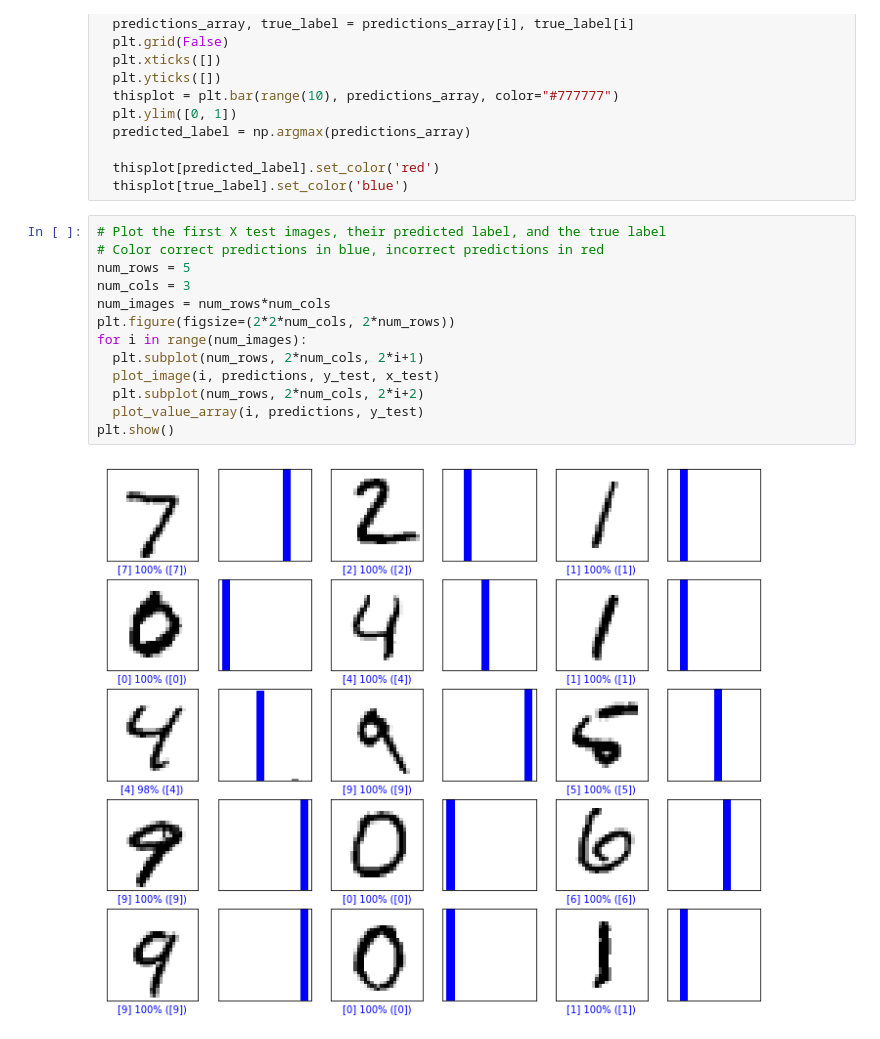
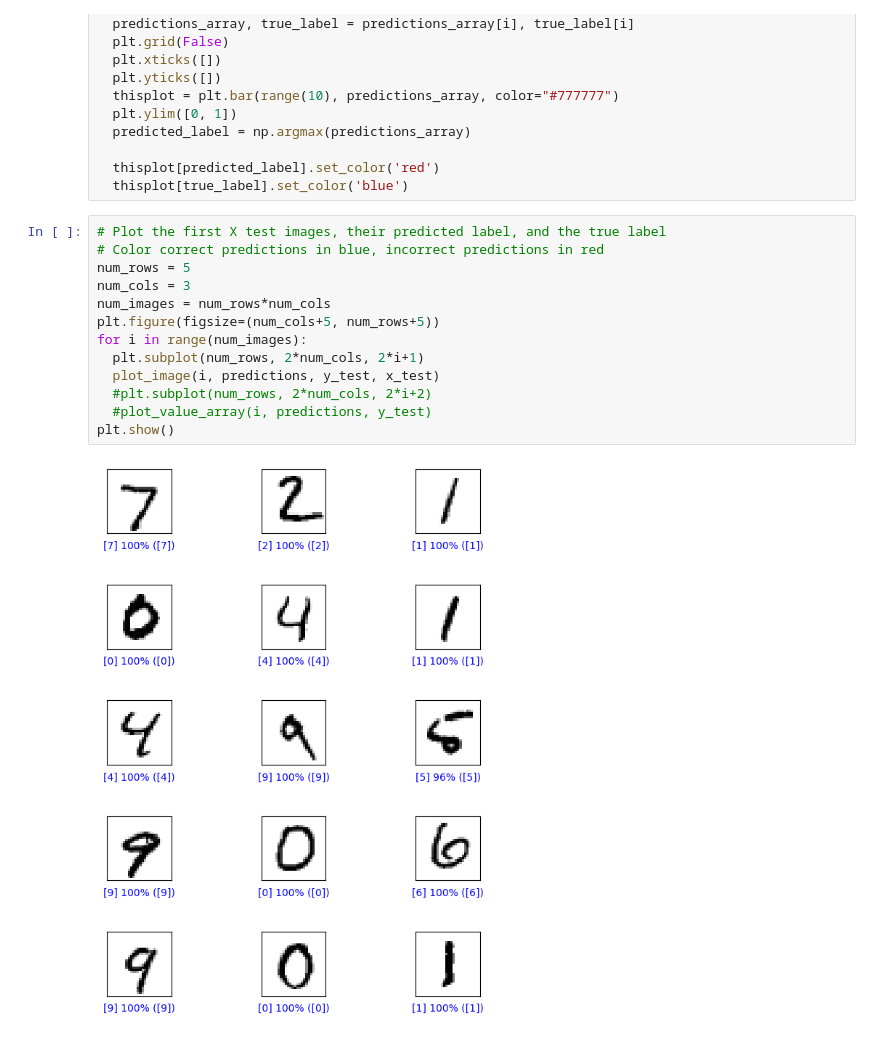
Before and after one commit to rahulrao9/MNIST_Handwritten_digit_recognition, a Jupyter notebook: MNIST_Handwritten_Digit_Recognition.ipynb, the cells around one changed output. Drawn from its saved outputs; the diff is of its cells as text.

```diff
--- a/MNIST_Handwritten_Digit_Recognition.ipynb
+++ b/MNIST_Handwritten_Digit_Recognition.ipynb
@@ -198,18 +196,18 @@ def plot_value_array(i, predictions_array, true_label):
 # %%
 # Plot the first X test images, their predicted label, and the true label
 # Color correct predictions in blue, incorrect predictions in red
 num_rows = 5
 num_cols = 3
 num_images = num_rows*num_cols
-plt.figure(figsize=(2*2*num_cols, 2*num_rows))
+plt.figure(figsize=(num_cols+5, num_rows+5))
 for i in range(num_images):
   plt.subplot(num_rows, 2*num_cols, 2*i+1)
   plot_image(i, predictions, y_test, x_test)
-  plt.subplot(num_rows, 2*num_cols, 2*i+2)
-  plot_value_array(i, predictions, y_test)
+  #plt.subplot(num_rows, 2*num_cols, 2*i+2)
+  #plot_value_array(i, predictions, y_test)
 plt.show()
 # %% [output]
-[figure, old version]
+[figure, new version]
 # %%
 # Confusion matrix
 from sklearn.metrics import confusion_matrix
```
Also changed, not shown: parts of 10 cells of this notebook.
